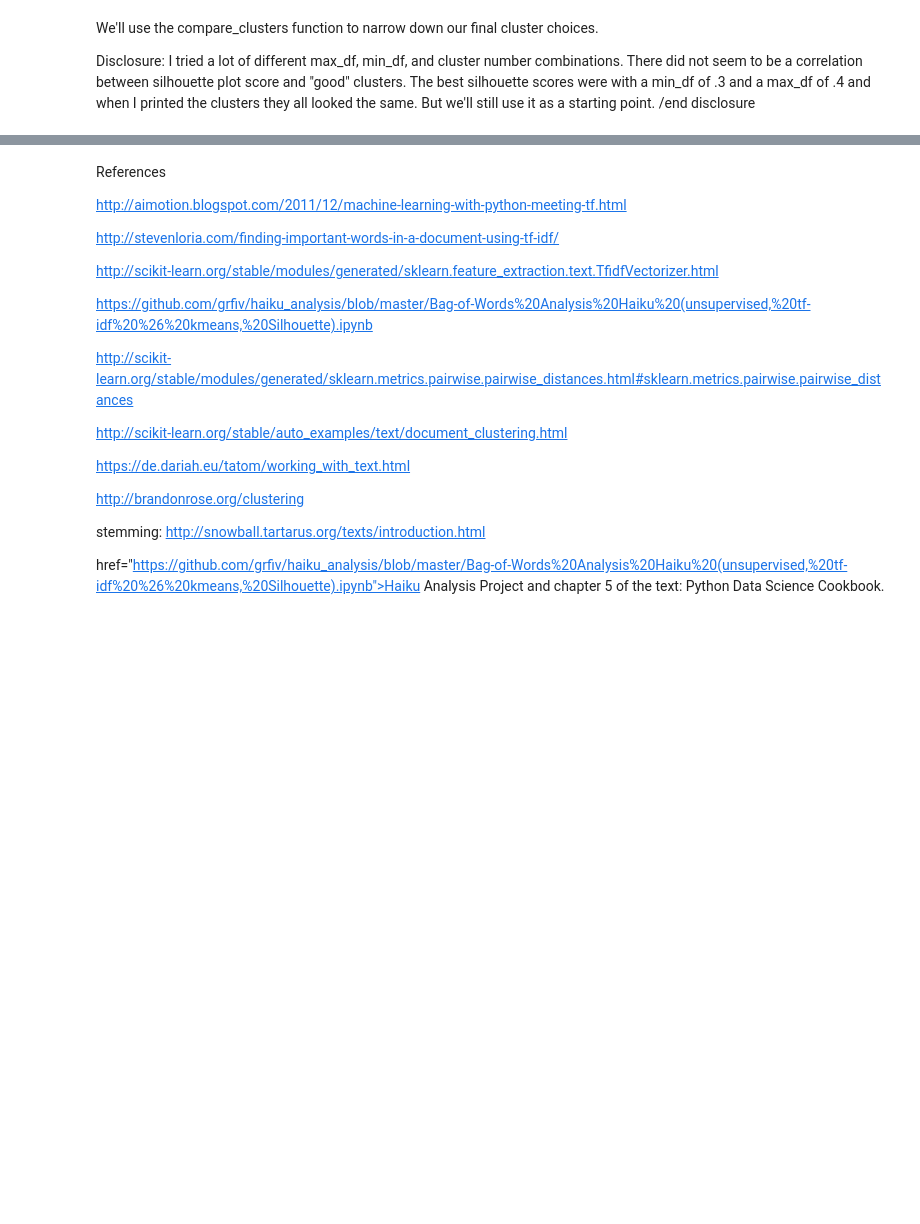
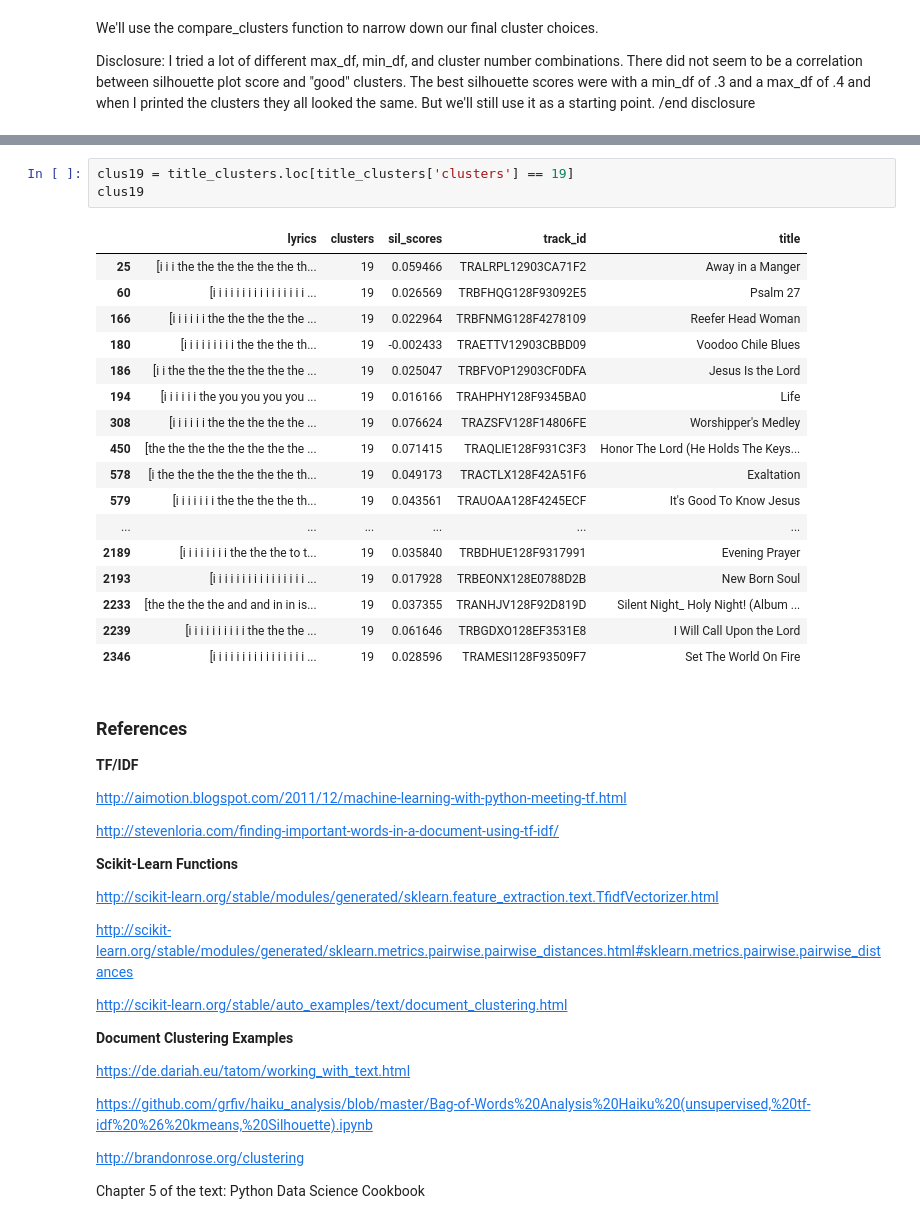
Before and after one commit to ezriah/MillionSongs, a Jupyter notebook: Project-Lyrics-Cluster-Analysis.ipynb, the cells around one changed output, grey strips where cells are left out. Saved outputs shown, nothing was run; the diff lists cells and outputs as text; blank space fills up the shorter version.

```diff
--- a/Project-Lyrics-Cluster-Analysis.ipynb
+++ b/Project-Lyrics-Cluster-Analysis.ipynb
@@ -520,22 +481,47 @@ Name: clusters, dtype: int64
+# %%
+clus19 = title_clusters.loc[title_clusters['clusters'] == 19]
+clus19
+# %% [output]
+|  | lyrics | clusters | sil_scores | track_id | title |
+| 25 | [i i i the the the the the the th... | 19 | 0.059466 | TRALRPL12903CA71F2 | Away in a Manger |
+| 60 | [i i i i i i i i i i i i i i i i ... | 19 | 0.026569 | TRBFHQG128F93092E5 | Psalm 27 |
+| 166 | [i i i i i i the the the the the ... | 19 | 0.022964 | TRBFNMG128F4278109 | Reefer Head Woman |
+| 180 | [i i i i i i i i i the the the th... | 19 | -0.002433 | TRAETTV12903CBBD09 | Voodoo Chile Blues |
+| 186 | [i i the the the the the the the ... | 19 | 0.025047 | TRBFVOP12903CF0DFA | Jesus Is the Lord |
+| 194 | [i i i i i i the you you you you ... | 19 | 0.016166 | TRAHPHY128F9345BA0 | Life |
+| 308 | [i i i i i i the the the the the ... | 19 | 0.076624 | TRAZSFV128F14806FE | Worshipper's Medley |
+| 450 | [the the the the the the the the ... | 19 | 0.071415 | TRAQLIE128F931C3F3 | Honor The Lord (He Holds The Keys... |
+| 578 | [i the the the the the the the th... | 19 | 0.049173 | TRACTLX128F42A51F6 | Exaltation |
+| 579 | [i i i i i i i the the the the th... | 19 | 0.043561 | TRAUOAA128F4245ECF | It's Good To Know Jesus |
+| ... | ... | ... | ... | ... | ... |
+| 2189 | [i i i i i i i i the the the to t... | 19 | 0.035840 | TRBDHUE128F9317991 | Evening Prayer |
+| 2193 | [i i i i i i i i i i i i i i i i ... | 19 | 0.017928 | TRBEONX128E0788D2B | New Born Soul |
+| 2233 | [the the the the and and in in is... | 19 | 0.037355 | TRANHJV128F92D819D | Silent Night_ Holy Night! (Album ... |
+| 2239 | [i i i i i i i i i i the the the ... | 19 | 0.061646 | TRBGDXO128EF3531E8 | I Will Call Upon the Lord |
+| 2346 | [i i i i i i i i i i i i i i i i ... | 19 | 0.028596 | TRAMESI128F93509F7 | Set The World On Fire |
 # %% [markdown]
-References
+### References
+
+**TF/IDF**
 
 http://aimotion.blogspot.com/2011/12/machine-learning-with-python-meeting-tf.html
 
 http://stevenloria.com/finding-important-words-in-a-document-using-tf-idf/
 
+**Scikit-Learn Functions**
+
 http://scikit-learn.org/stable/modules/generated/sklearn.feature_extraction.text.TfidfVectorizer.html
-
-https://github.com/grfiv/haiku_analysis/blob/master/Bag-of-Words%20Analysis%20Haiku%20(unsupervised,%20tf-idf%20%26%20kmeans,%20Silhouette).ipynb
 
 http://scikit-learn.org/stable/modules/generated/sklearn.metrics.pairwise.pairwise_distances.html#sklearn.metrics.pairwise.pairwise_distances
 
 http://scikit-learn.org/stable/auto_examples/text/document_clustering.html
 
+**Document Clustering Examples**
+
 https://de.dariah.eu/tatom/working_with_text.html
+
+https://github.com/grfiv/haiku_analysis/blob/master/Bag-of-Words%20Analysis%20Haiku%20(unsupervised,%20tf-idf%20%26%20kmeans,%20Silhouette).ipynb
 
 http://brandonrose.org/clustering
 
-stemming: http://snowball.tartarus.org/texts/introduction.html
-
-href="https://github.com/grfiv/haiku_analysis/blob/master/Bag-of-Words%20Analysis%20Haiku%20(unsupervised,%20tf-idf%20%26%20kmeans,%20Silhouette).ipynb">Haiku Analysis Project</a> and chapter 5 of the text: Python Data Science Cookbook.
+Chapter 5 of the text: Python Data Science Cookbook
```
Also changed, not shown: parts of 17 cells of this notebook.
